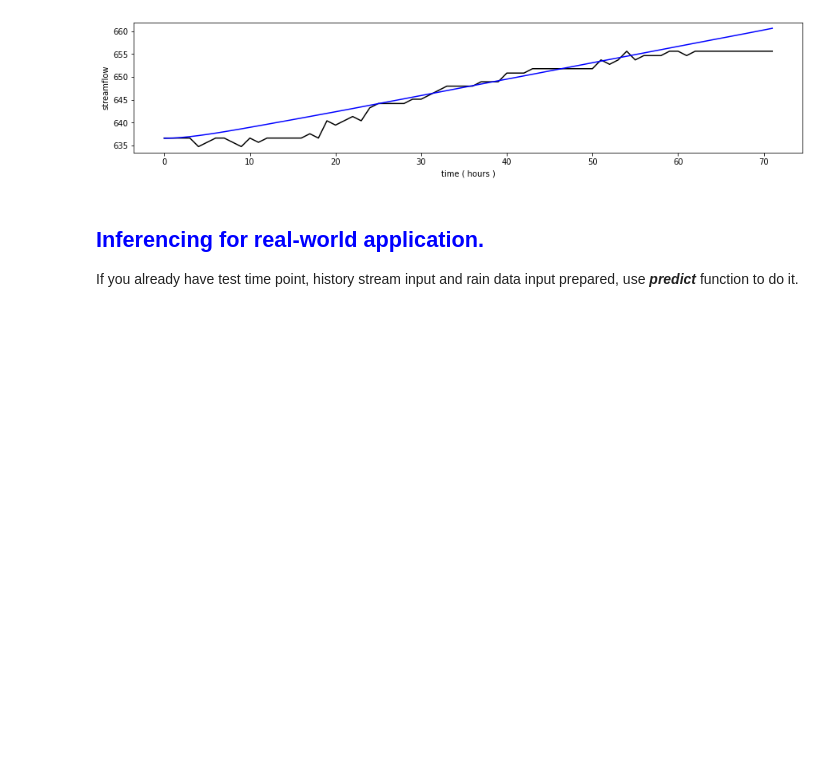
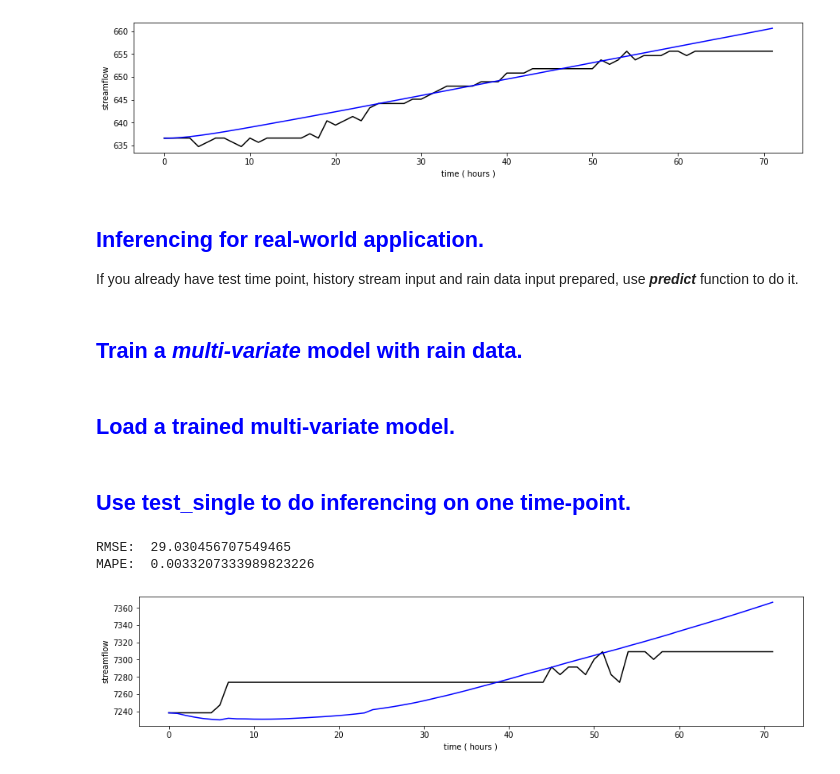
Before and after one commit to davidanastasiu/mcann, a Jupyter notebook: example.ipynb, the cells around one changed output. Saved outputs shown, nothing was run; the diff lists cells and outputs as text; code cells hidden in the pictures; blank space fills up the shorter version.

```diff
--- a/example.ipynb
+++ b/example.ipynb
@@ -121,3 +119,5 @@ for i in range(len(testP)):
     p = model.predict(testP[i], stream_data, indicator_data, pre_gt)
     print("Predicted data: ")
     print(p)
+# %% [markdown]
+## <font color=blue >Train a *multi-variate* model with rain data.
@@ -123,0 +141,26 @@ for i in range(len(testP)):
+# %% [markdown]
+## <font color=blue >Load a trained multi-variate model.
+# %%
+import numpy as np
+import random
+import imp
+from utils.utils2 import *
+from run import Options
+from models.Group_GMM5 import *
+pt = './output/Coyote_with_Rain/train/Coyote_with_Rain.zip'
+# get model
+model = Options().get_model(pt)
+# %% [markdown]
+## <font color=blue >Use test_single to do inferencing on one time-point.
+# %%
+import numpy as np
+from utils.utils2 import *
+testP=["2018-12-19 10:30:00"]
+predicted, ground_truth = model.test_single(testP[0])
+print("RMSE: ", RMSE(predicted, ground_truth))
+print("MAPE: ", MAPE(predicted, ground_truth))
+plot(ground_truth, predicted)
+# %% [output]
+RMSE:  29.030456707549465
+MAPE:  0.0033207333989823226
+[figure, added]
```
Also changed, not shown: parts of 5 cells of this notebook.
